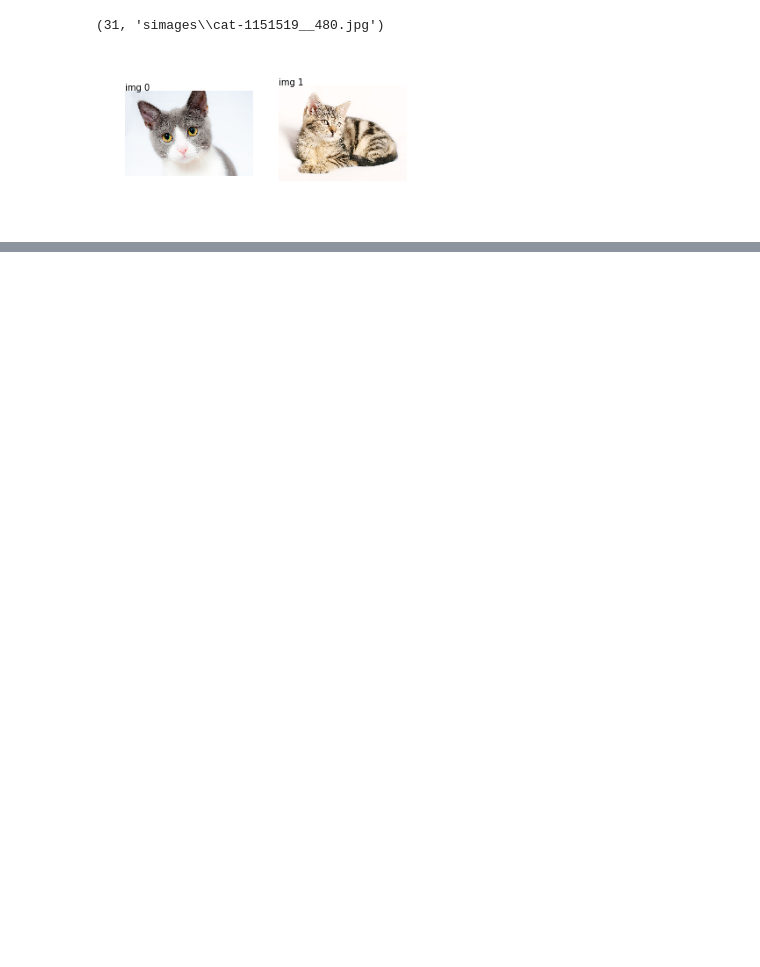
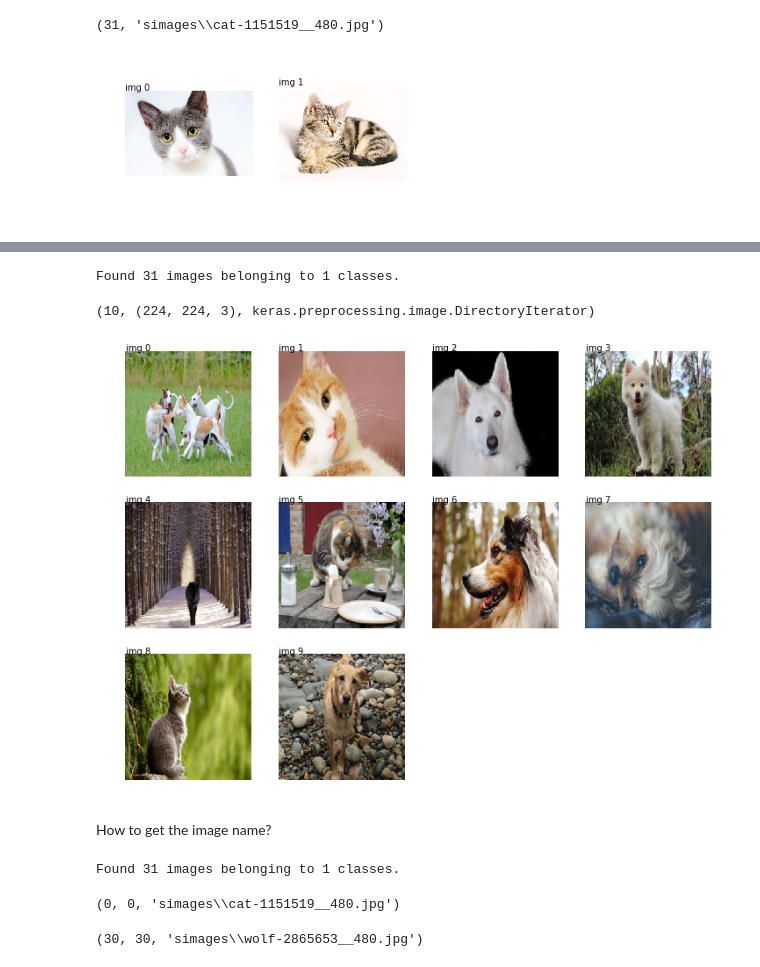
Before and after one commit to sdpython/mlinsights, a Jupyter notebook: _doc/notebooks/search_images.ipynb, the cells around one changed output, grey strips where cells are left out. Cells and saved outputs as stored; diff of their text form; code cells hidden in the pictures; blank space fills up the shorter version.

```diff
--- a/_doc/notebooks/search_images.ipynb
+++ b/_doc/notebooks/search_images.ipynb
@@ -73,0 +118,30 @@ plot_gallery_images(files[:2]);
+# %%
+flow = augmenting_datagen.flow_from_directory('.', batch_size=1, target_size=(224, 224), classes=['simages'])
+imgs = list(img[0][0] for i, img in zip(range(0,10), flow))
+len(imgs), imgs[0].shape, type(flow)
+# %% [output]
+Found 31 images belonging to 1 classes.
+(10, (224, 224, 3), keras.preprocessing.image.DirectoryIterator)
+# %%
+plot_gallery_images(imgs);
+# %% [output]
+[figure, added]
+# %% [markdown]
+How to get the image name?
+# %%
+def get_current_index(flow):
+    # The iterator is one step ahead.
+    return (flow.batch_index + flow.n - 1) % flow.n
+
+flow = augmenting_datagen.flow_from_directory('.', batch_size=1, target_size=(224, 224),
+                                              classes=['simages'], shuffle=False)
+imgs = list((img[0][0], get_current_index(flow), flow.index_array[get_current_index(flow)],
+             flow.filenames[get_current_index(flow)]) for i, img in zip(range(0,31), flow))
+imgs[0][1:]
+# %% [output]
+Found 31 images belonging to 1 classes.
+(0, 0, 'simages\\cat-1151519__480.jpg')
+# %%
+imgs[-1][1:]
+# %% [output]
+(30, 30, 'simages\\wolf-2865653__480.jpg')
```
Also changed, not shown: parts of 37 cells of this notebook, 12 other files.
